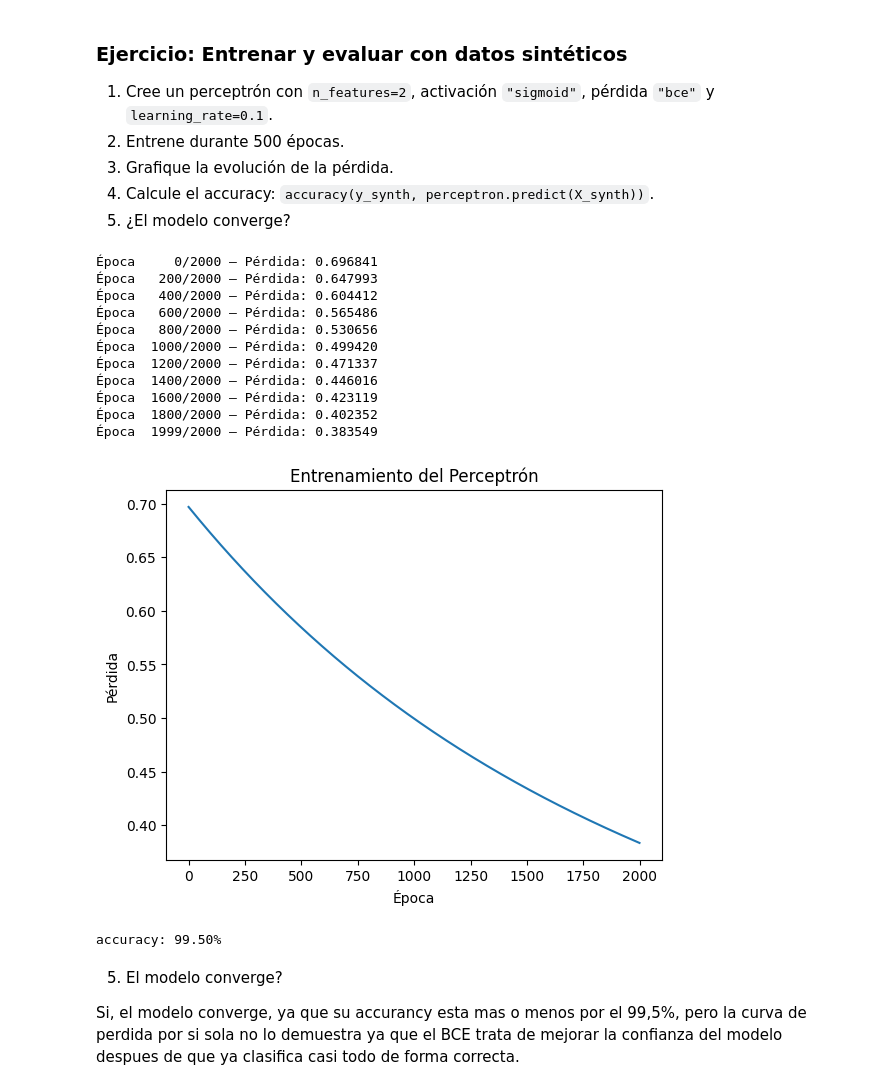
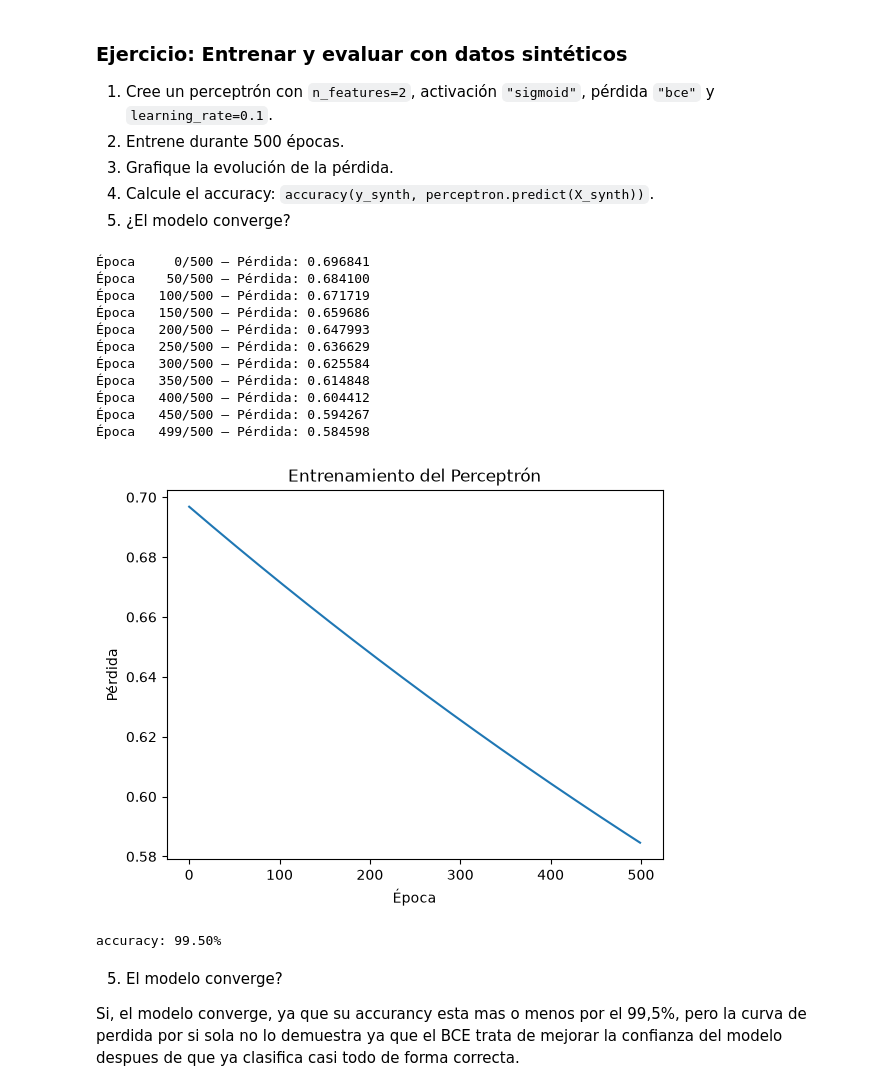
Before and after one commit to pedroay/laboratoriosIAIA, a Jupyter notebook: lab04/lab04.ipynb, the cells around one changed output. Saved outputs shown, nothing was run; the diff lists cells and outputs as text; code cells hidden in the pictures.

```diff
--- a/lab04/lab04.ipynb
+++ b/lab04/lab04.ipynb
@@ -755,30 +756,30 @@ plt.show()
 # %%
 #1. Entrenar el perceptrón con el dataset sintético
 perceptron = Perceptron(n_features=2, activation="sigmoid", loss="bce", learning_rate=0.1)
 #2. Entrenar durante 500 épocas y guardar el historial de pérdida
-loss_history = perceptron.train(X_synth, y_synth, epochs=5s00)
+loss_history = perceptron.train(X_synth, y_synth, epochs=500)
 #3. Graficar la pérdida a lo largo de las épocas
 plt.plot(loss_history)
 plt.xlabel("Época")
 plt.ylabel("Pérdida")
 plt.title("Entrenamiento del Perceptrón")
 plt.show()
 #4 . Evaluar precisión en el dataset de entrenamiento
 y_pred_train = perceptron.predict(X_synth)
 print(f"accuracy: {accuracy(y_synth, y_pred_train):.2%}")
 # %% [output]
-Época     0/2000 — Pérdida: 0.696841
-Época   200/2000 — Pérdida: 0.647993
-Época   400/2000 — Pérdida: 0.604412
-Época   600/2000 — Pérdida: 0.565486
-Época   800/2000 — Pérdida: 0.530656
-Época  1000/2000 — Pérdida: 0.499420
-Época  1200/2000 — Pérdida: 0.471337
-Época  1400/2000 — Pérdida: 0.446016
-Época  1600/2000 — Pérdida: 0.423119
-Época  1800/2000 — Pérdida: 0.402352
-Época  1999/2000 — Pérdida: 0.383549
+Época     0/500 — Pérdida: 0.696841
+Época    50/500 — Pérdida: 0.684100
+Época   100/500 — Pérdida: 0.671719
+Época   150/500 — Pérdida: 0.659686
+Época   200/500 — Pérdida: 0.647993
+Época   250/500 — Pérdida: 0.636629
+Época   300/500 — Pérdida: 0.625584
+Época   350/500 — Pérdida: 0.614848
+Época   400/500 — Pérdida: 0.604412
+Época   450/500 — Pérdida: 0.594267
+Época   499/500 — Pérdida: 0.584598
-[figure, old version]
+[figure, new version]
 accuracy: 99.50%
 # %% [markdown]
 5. El modelo converge?
```
Also changed, not shown: parts of 25 cells of this notebook, 3 other files.
